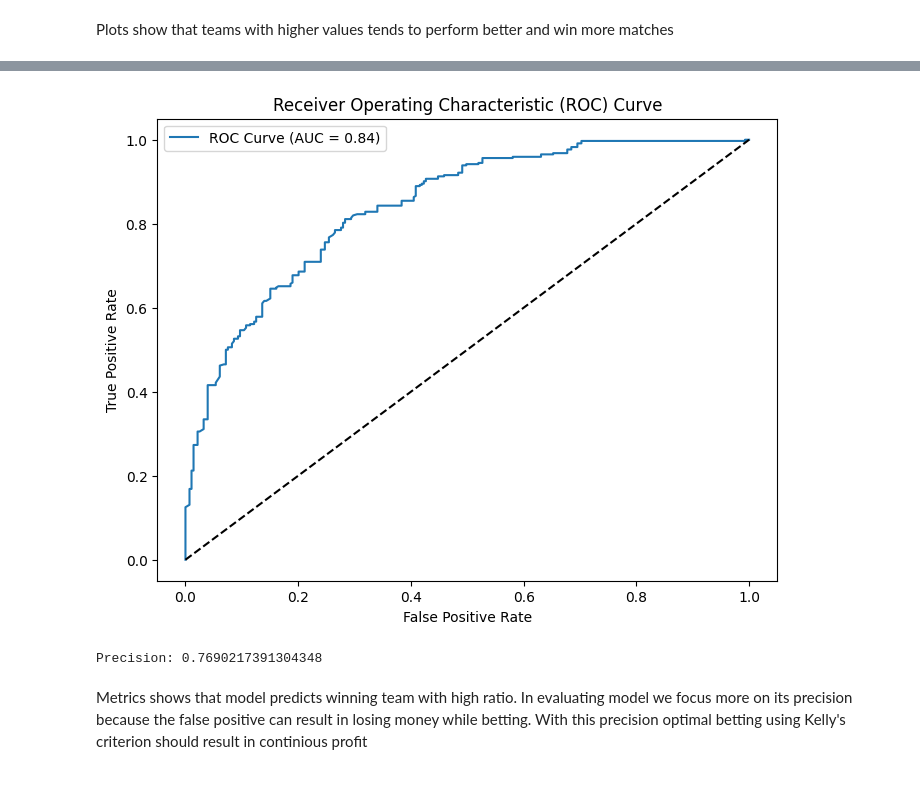
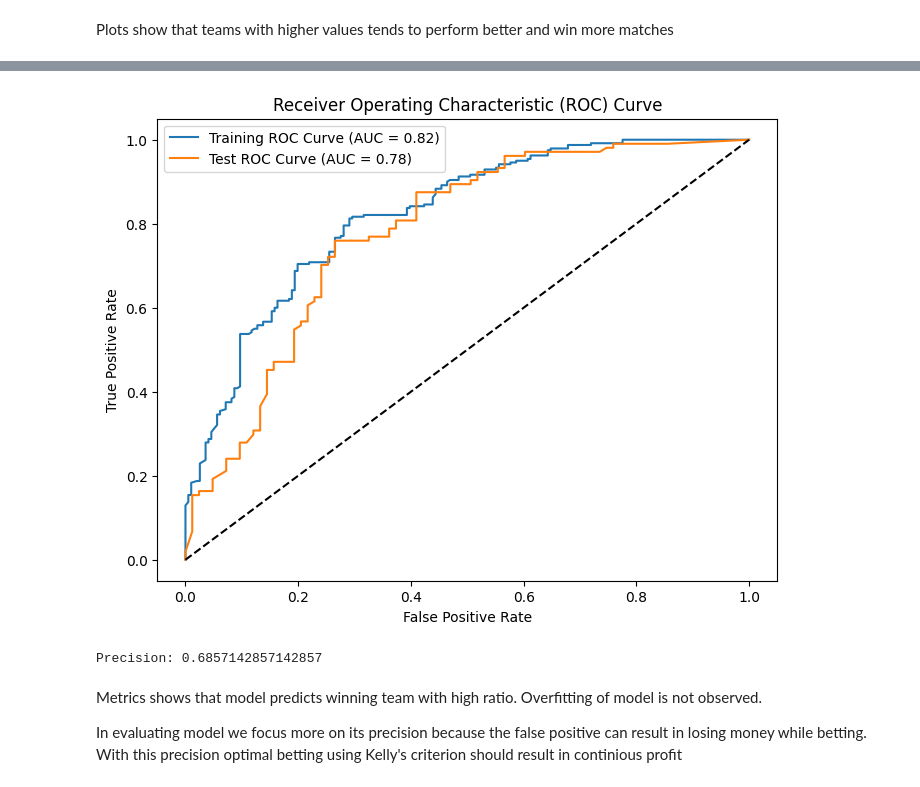
Before and after one commit to mizaqq/esports-prediction, a Jupyter notebook: analysis.ipynb, the cells around one changed output, grey strips where cells are left out. Cells and saved outputs as stored; diff of their text form; code cells hidden in the pictures.

```diff
--- a/analysis.ipynb
+++ b/analysis.ipynb
@@ -65,26 +79,17 @@ array([0.19703144, 0.21728691, 0.1473873 , 0.14861725, 0.28967705],
       dtype=float32)
-# %%
-from sklearn.metrics import roc_curve, roc_auc_score
-y_proba = model.predict_proba(X)[:, 1]
-fpr_test, tpr_test, _ = roc_curve(y, y_proba)
-roc_auc_test = roc_auc_score(y, y_proba)
-plt.figure(figsize=(8, 6))
-plt.plot(fpr_test, tpr_test, label=f'ROC Curve (AUC = {roc_auc_test:.2f})')
-plt.plot([0, 1], [0, 1], 'k--')
-plt.xlabel('False Positive Rate')
-plt.ylabel('True Positive Rate')
-plt.title('Receiver Operating Characteristic (ROC) Curve')
-plt.legend()
-plt.show()
-# %% [output]
-[figure, removed]
-# %%
-from sklearn.metrics import precision_score
-predict_test = model.predict(X)
-precision = precision_score(y, predict_test)
-print("Precision:", precision)
-# %% [output]
-Precision: 0.7690217391304348
+# %%
+from sklearn.metrics import roc_curve, roc_auc_score
+from sklearn.model_selection import train_test_split
+from predictor2 import get_roc_plot
+X_train,X_test,y_train,y_test = train_test_split(X,y,train_size=0.7,random_state=1)
+
+get_roc_plot(model,X_train,X_test,y_train,y_test)
+# %% [output]
+[figure, added]
+Precision: 0.6857142857142857
 # %% [markdown]
-Metrics shows that model predicts winning team with high ratio. In evaluating model we focus more on its precision because the false positive can result in losing money while betting.
+Metrics shows that model predicts winning team with high ratio.
+Overfitting of model is not observed.
+
+In evaluating model we focus more on its precision because the false positive can result in losing money while betting.
 With this precision optimal betting using Kelly's criterion should result in continious profit
```
Also changed, not shown: parts of 3 cells of this notebook, 14 other files.
